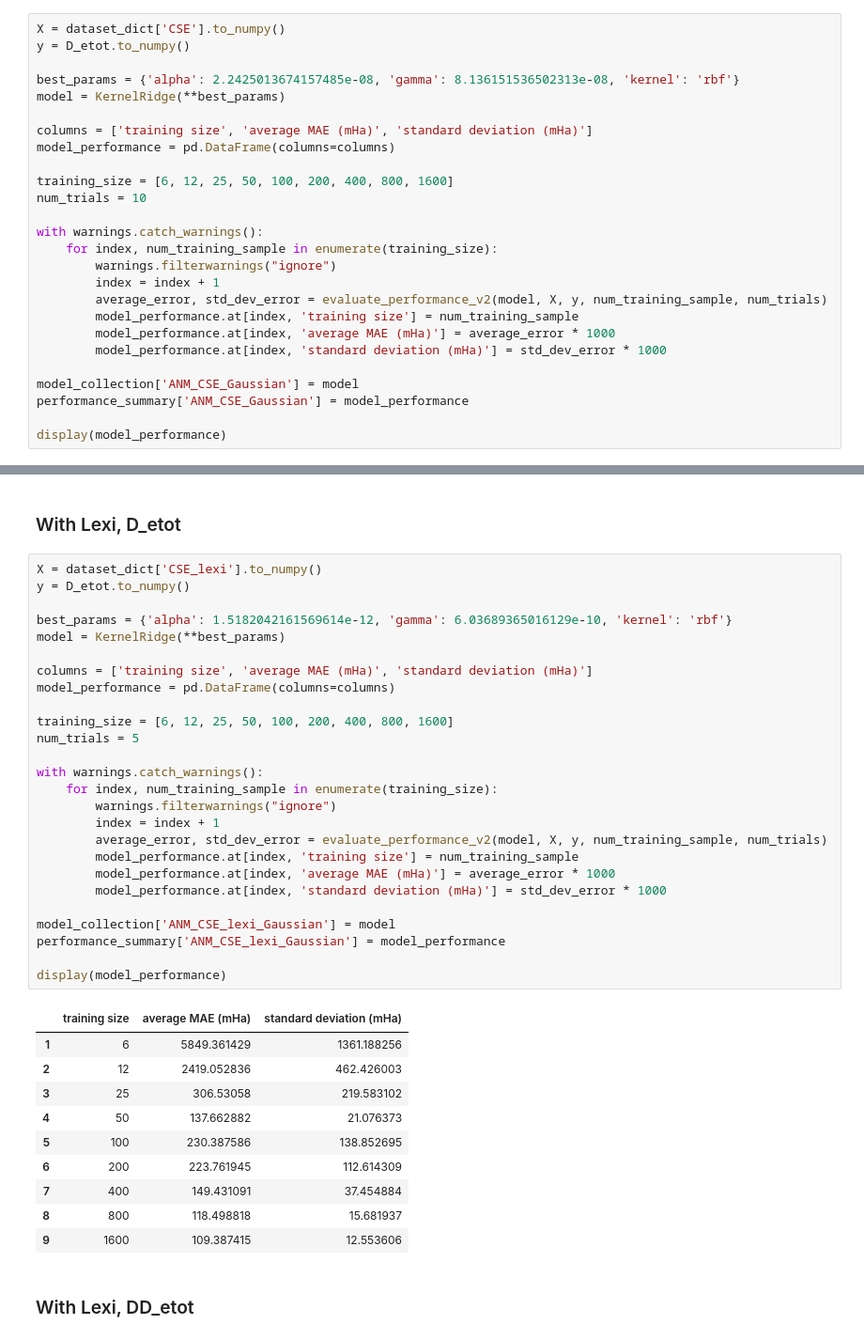
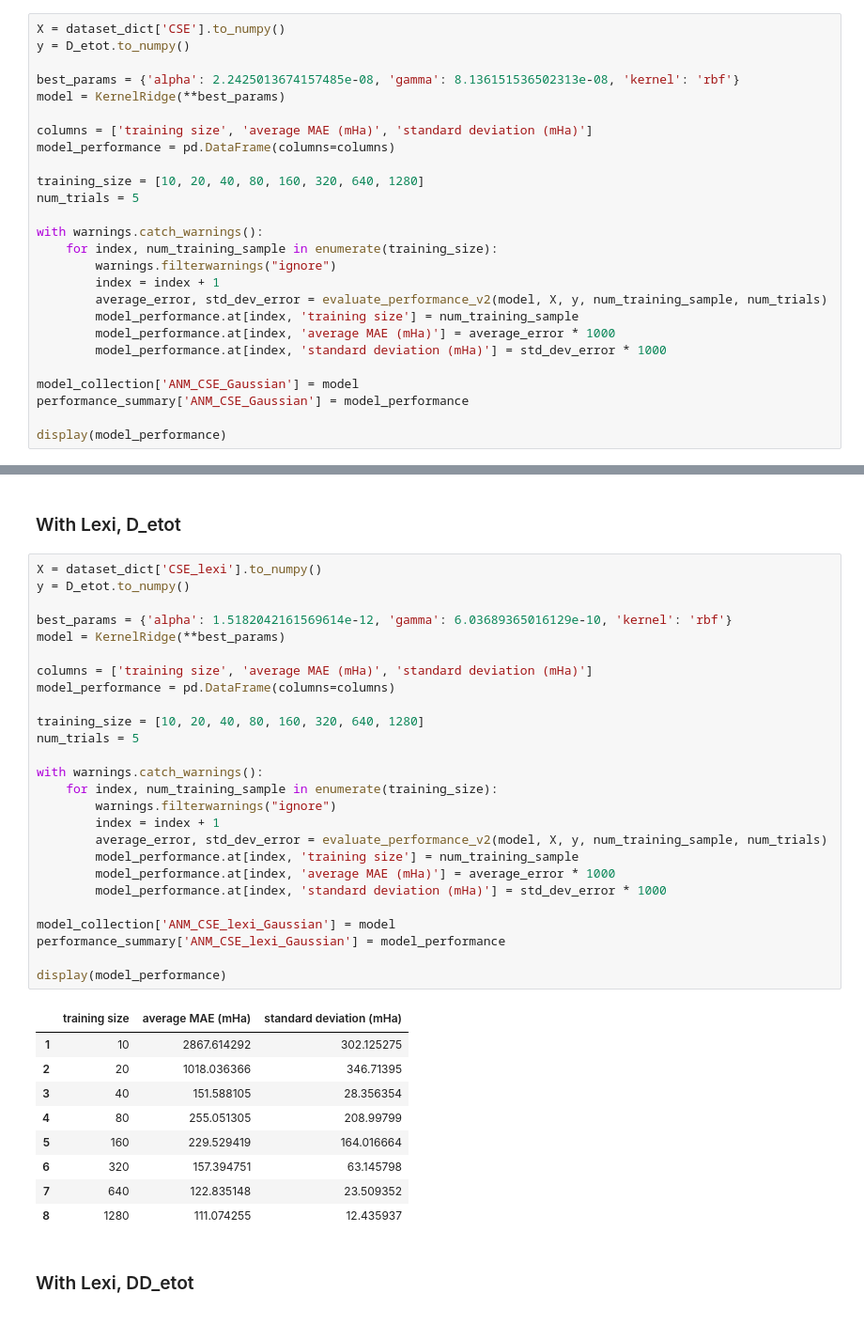
Before and after one commit to GabrielWu2004/Alchemical_Normal_Modes, a Jupyter notebook: [2]_ANM_with_coronene/main_code/performance_evaluation.ipynb, the cells around one changed output, grey strips where cells are left out. Shown at 94% size. Saved outputs shown, nothing was run; the diff lists cells and outputs as text.

```diff
--- a/[2]_ANM_with_coronene/main_code/performance_evaluation.ipynb
+++ b/[2]_ANM_with_coronene/main_code/performance_evaluation.ipynb
@@ -44,8 +44,8 @@ model = KernelRidge(**best_params)
 columns = ['training size', 'average MAE (mHa)', 'standard deviation (mHa)']
 model_performance = pd.DataFrame(columns=columns)
 
-training_size = [6, 12, 25, 50, 100, 200, 400, 800, 1600]
-num_trials = 10
+training_size = [10, 20, 40, 80, 160, 320, 640, 1280]
+num_trials = 5
 
 with warnings.catch_warnings():
     for index, num_training_sample in enumerate(training_size):
@@ -76,40 +75,39 @@ display(model_performance)
 # %%
 X = dataset_dict['CSE_lexi'].to_numpy()
 y = D_etot.to_numpy()
 
 best_params = {'alpha': 1.5182042161569614e-12, 'gamma': 6.03689365016129e-10, 'kernel': 'rbf'}
 model = KernelRidge(**best_params)
 
 columns = ['training size', 'average MAE (mHa)', 'standard deviation (mHa)']
 model_performance = pd.DataFrame(columns=columns)
 
-training_size = [6, 12, 25, 50, 100, 200, 400, 800, 1600]
+training_size = [10, 20, 40, 80, 160, 320, 640, 1280]
 num_trials = 5
 
 with warnings.catch_warnings():
     for index, num_training_sample in enumerate(training_size):
         warnings.filterwarnings("ignore")
         index = index + 1
         average_error, std_dev_error = evaluate_performance_v2(model, X, y, num_training_sample, num_trials)
         model_performance.at[index, 'training size'] = num_training_sample
         model_performance.at[index, 'average MAE (mHa)'] = average_error * 1000
         model_performance.at[index, 'standard deviation (mHa)'] = std_dev_error * 1000
 
 model_collection['ANM_CSE_lexi_Gaussian'] = model
 performance_summary['ANM_CSE_lexi_Gaussian'] = model_performance
 
 display(model_performance)
 # %% [output]
 |  | training size | average MAE (mHa) | standard deviation (mHa) |
-| 1 | 6 | 5849.361429 | 1361.188256 |
-| 2 | 12 | 2419.052836 | 462.426003 |
-| 3 | 25 | 306.53058 | 219.583102 |
-| 4 | 50 | 137.662882 | 21.076373 |
-| 5 | 100 | 230.387586 | 138.852695 |
-| 6 | 200 | 223.761945 | 112.614309 |
-| 7 | 400 | 149.431091 | 37.454884 |
-| 8 | 800 | 118.498818 | 15.681937 |
-| 9 | 1600 | 109.387415 | 12.553606 |
+| 1 | 10 | 2867.614292 | 302.125275 |
+| 2 | 20 | 1018.036366 | 346.71395 |
+| 3 | 40 | 151.588105 | 28.356354 |
+| 4 | 80 | 255.051305 | 208.99799 |
+| 5 | 160 | 229.529419 | 164.016664 |
+| 6 | 320 | 157.394751 | 63.145798 |
+| 7 | 640 | 122.835148 | 23.509352 |
+| 8 | 1280 | 111.074255 | 12.435937 |
 # %% [markdown]
 ### With Lexi, DD_etot ###
 # %%
```
Also changed, not shown: parts of 13 cells of this notebook, 8 other files.
